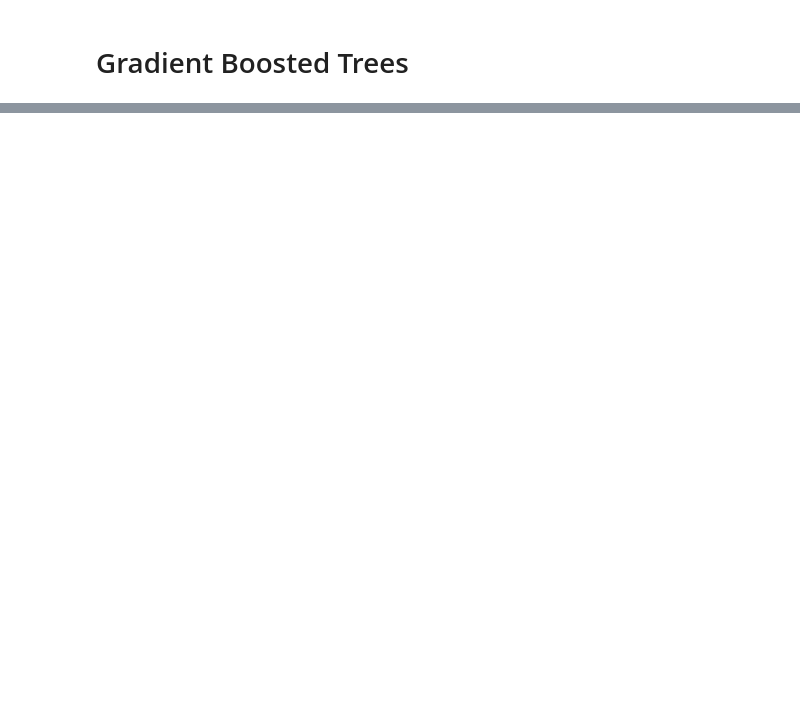
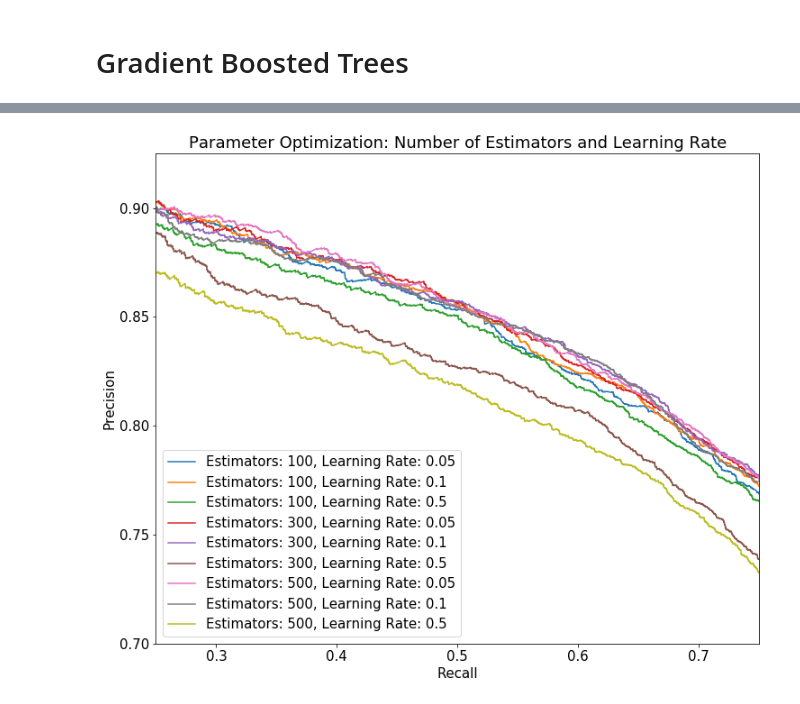
Before and after one commit to da1933/NODA, a Jupyter notebook: Modeling.ipynb, the cells around one changed output, grey strips where cells are left out. Saved outputs shown, nothing was run; the diff lists cells and outputs as text; code cells hidden in the pictures; blank space fills up the shorter version.

```diff
--- a/Modeling.ipynb
+++ b/Modeling.ipynb
@@ -267,0 +246,21 @@ plt.show()
+# %%
+for model_num in list(model_specs[(model_specs['max_depth']==5) & (model_specs['min_samples_split']==4)]['ModelID']):
+    curve = precision_recall_curve(y_val, models_predict_prob[model_num][:,1])
+    precision, recall, thresholds = curve
+    l = 'Estimators: ' + str(model_specs.loc[model_num, 'n_estimator']) +\
+    ', Learning Rate: ' + str(model_specs.loc[model_num, 'learning_rate'])
+    line = pylab.plot(recall, precision, label = l)
+    pylab.legend(loc='lower left', fontsize = 15)
+    pylab.xlim(.25,.75)
+    pylab.ylim(.70, .925)
+    plt.xticks(fontsize = 15)
+    plt.yticks(fontsize = 15)
+    pylab.xlabel('Recall', fontsize = 15)
+    pylab.ylabel('Precision', fontsize = 15)
+    pylab.title('Parameter Optimization: Number of Estimators and Learning Rate', fontdict = {'fontsize': 18})
+
+plt.gcf().set_size_inches(12,10)
+plt.savefig('precision_recall_param_opt_est_lr.png')
+plt.show()
+# %% [output]
+[figure, added]
```
Also changed, not shown: parts of 118 cells of this notebook, 28 other files.
